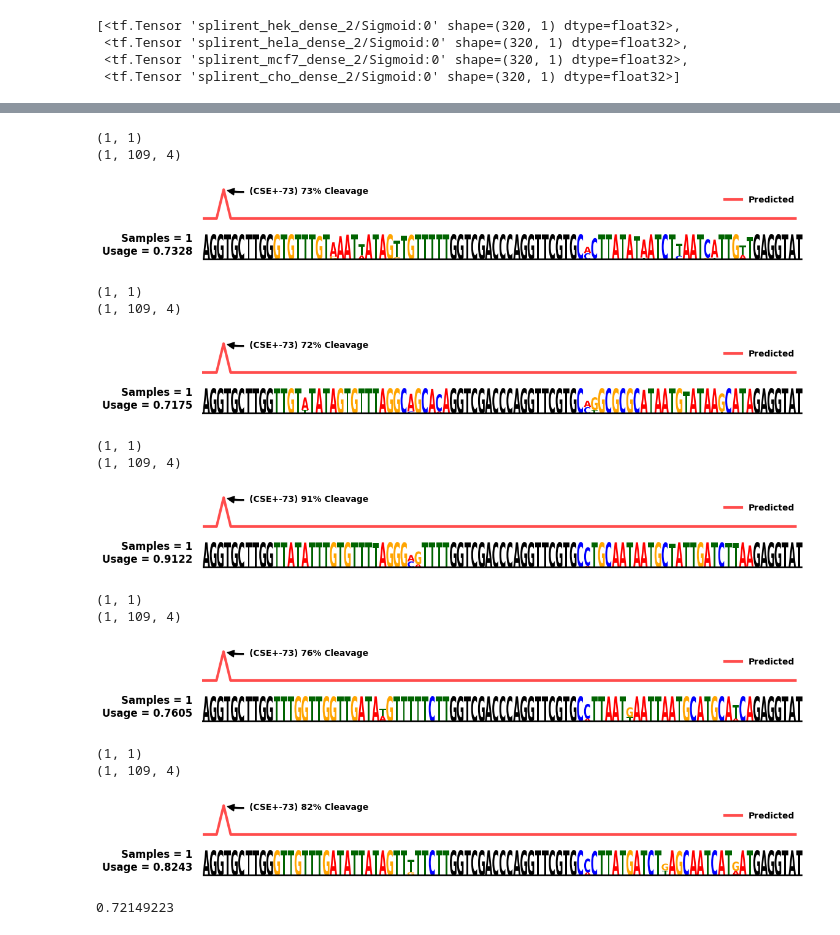
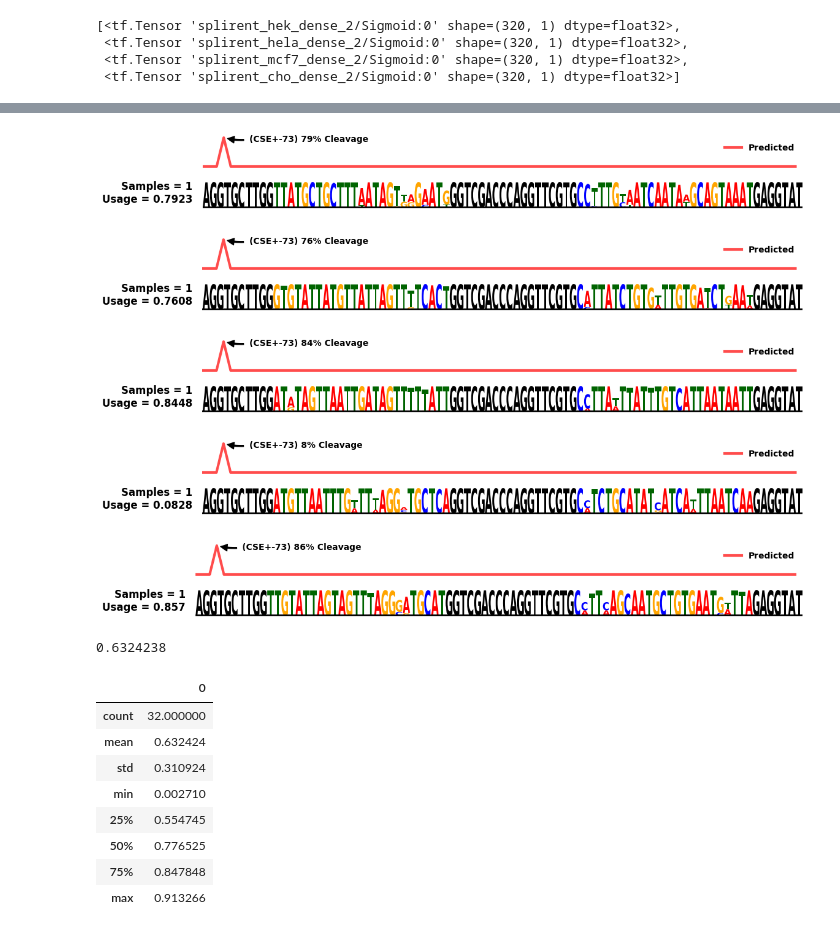
Before and after one commit to tingtang2/active-learning-cnns-gps, a Jupyter notebook: notebooks/test_keras2pytorch_transfer.ipynb, the cells around one changed output, grey strips where cells are left out. Drawn from its saved outputs; the diff is of its cells as text; code cells hidden in the pictures.

```diff
--- a/notebooks/test_keras2pytorch_transfer.ipynb
+++ b/notebooks/test_keras2pytorch_transfer.ipynb
@@ -87,8 +53,8 @@ Trainable params: 1,192,420
 Non-trainable params: 0
 __________________________________________________________________________________________________
 # %%
-model_name = 'genesis_splicing_cnn_target_isoform_00_pwm_and_multisample_hek_only_random_regions_50_epochs_harderentropy_generator.h5'
-model_save_dir = '/gpfs/commons/groups/knowles_lab/ting/DEN_splicing_pretrained_models/'
+# model_name = 'genesis_splicing_cnn_target_isoform_00_pwm_and_multisample_hek_only_random_regions_50_epochs_harderentropy_generator.h5'
+# model_save_dir = '/gpfs/commons/groups/knowles_lab/ting/DEN_splicing_pretrained_models/'
 
-full_path = model_save_dir + model_name
-generator_model = load_model(filepath=str(full_path), custom_objects={'K': K, 'st_sampled_softmax': st_sampled_softmax, 'st_hardmax_softmax': st_hardmax_softmax}, compile=False)
+# full_path = model_save_dir + model_name
+# generator_model = load_model(filepath=str(full_path), custom_objects={'K': K, 'st_sampled_softmax': st_sampled_softmax, 'st_hardmax_softmax': st_hardmax_softmax}, compile=False)
@@ -163,12 +159,12 @@ predictor_inputs
 [<tf.Tensor 'lambda_1_1/Reshape:0' shape=(320, 109, 4, 1) dtype=float32>]
 # %%
 #Optionally create sample axis
-# if use_samples :
-#     predictor_outputs = [
-#         Lambda(lambda x: K.reshape(x, (batch_size, n_samples, K.shape(x)[-1])))(predictor_output)
-#         #Lambda(lambda x: K.reshape(x, (n_samples, batch_size, K.shape(x)[-1])))(predictor_output)
-#         for predictor_output in predictor_outputs
-#     ]
+if use_samples :
+    predictor_outputs = [
+        Lambda(lambda x: K.reshape(x, (batch_size, n_samples, K.shape(x)[-1])))(predictor_output)
+        #Lambda(lambda x: K.reshape(x, (n_samples, batch_size, K.shape(x)[-1])))(predictor_output)
+        for predictor_output in predictor_outputs
+    ]
 
 predictor_model = Model(
     inputs = predictor_inputs,
@@ -218,49 +214,45 @@ array([[[2.50000000e-01],
 # %%
 
 sequence_template = 'AGGTGCTTGGNNNNNNNNNNNNNNNNNNNNNNNNNGGTCGACCCAGGTTCGTGNNNNNNNNNNNNNNNNNNNNNNNNNGAGGTATTCTTATCACCTTCGTGGCTACAGA'
 
 n = 32
 sequence_class = np.array([0] * n).reshape(-1, 1) #np.random.uniform(-6, 6, (n, 1)) #
-
-noise_1 = np.random.uniform(-1, 1, (n, 100))
-noise_2 = np.random.uniform(-1, 1, (n, 100))
 
 tf_generated_sequences = tf.convert_to_tensor(generated_sequences.reshape(320, 109, 4, 1))
 pred_outputs = predictor_model.predict(tf_generated_sequences, steps=1)
 hek_pred = pred_outputs[0]
 
 
 # _, _, _, optimized_pwm, _, _, _, _, _, hek_pred, _, _, _ = pred_outputs
 
 for pwm_index in range(5) :
 
     pwm = np.expand_dims(optimized_pwm[pwm_index, :, :, 0], axis=0)
-    iso = hek_pred[pwm_index].reshape(-1, 1)
-    print(iso.shape)
-    print(pwm.shape)
+    iso = np.expand_dims(hek_pred[pwm_index, 0], axis=0)
     cut = np.zeros((1, 109))
     cut[0, 3] = iso[0]
 
     plot_seqprop_logo(pwm, iso, cut, annotate_peaks='max', sequence_template=sequence_template, figsize=(12, 1.5), width_ratios=[1, 8], logo_height=0.8, usage_unit='fraction', plot_start=0, plot_end=85, save_figs=False, fig_name='splicing_target_isoform_genesis_' + '00' + "_pwm_index_" + str(pwm_index), fig_dpi=150)
 # %% [output]
-(1, 1)
-(1, 109, 4)
-[figure, old version]
+[figure, new version]
-(1, 1)
-(1, 109, 4)
-[figure, old version]
+[figure, new version]
-(1, 1)
-(1, 109, 4)
-[figure, old version]
+[figure, new version]
-(1, 1)
-(1, 109, 4)
-[figure, old version]
+[figure, new version]
-(1, 1)
-(1, 109, 4)
-[figure, old version]
+[figure, new version]
 # %%
 np.mean(pred_outputs[0][:, 0])
 # %% [output]
-0.72149223
+0.6324238
 # %%
 import pandas as pd
+pd.DataFrame(pred_outputs[0][:, 0]).describe()
+# %% [output]
+|  | 0 |
+| count | 32.000000 |
+| mean | 0.632424 |
+| std | 0.310924 |
+| min | 0.002710 |
+| 25% | 0.554745 |
+| 50% | 0.776525 |
+| 75% | 0.847848 |
+| max | 0.913266 |
```
Also changed, not shown: parts of 11 cells of this notebook, 3 other files.
